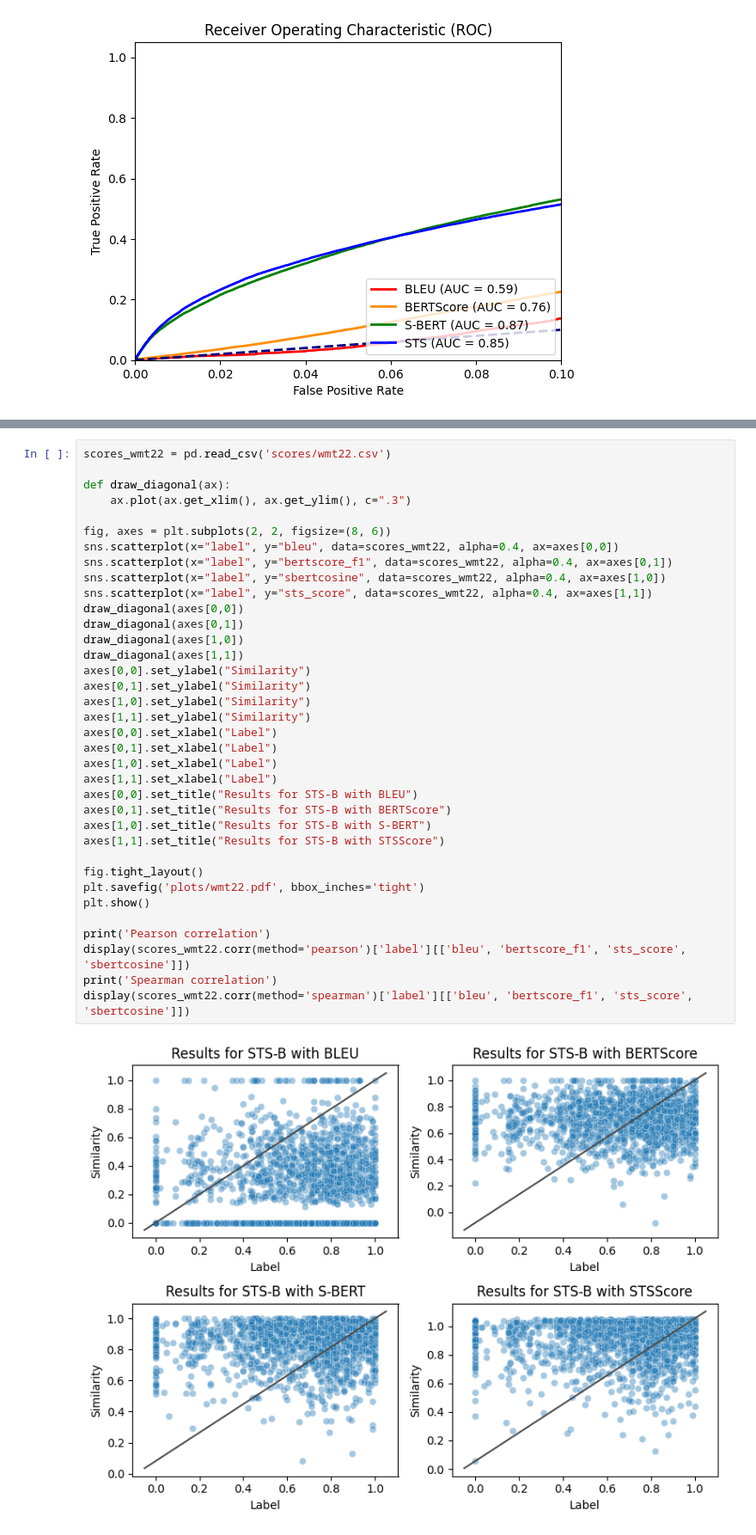
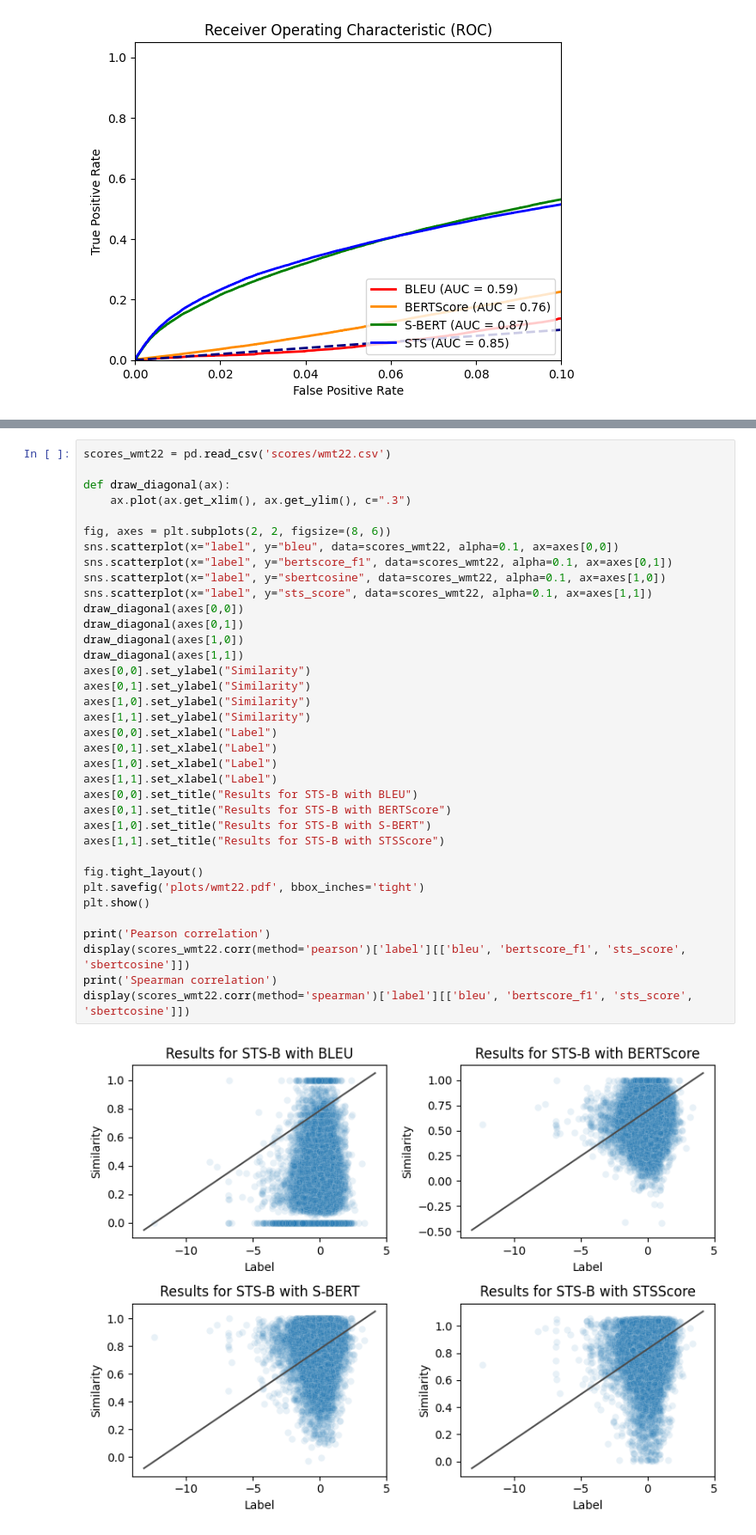
Before and after one commit to aieng-lab/stsscore, a Jupyter notebook: eval-semantic-similarity.ipynb, the cells around one changed output, grey strips where cells are left out. Shown: that part at 86% size. Cells and saved outputs as stored; diff of their text form.

Commit message:
update wmt22 data to include all langs

```diff
--- a/eval-semantic-similarity.ipynb
+++ b/eval-semantic-similarity.ipynb
@@ -410,36 +388,36 @@ scores_wmt22 = pd.read_csv('scores/wmt22.csv')
 def draw_diagonal(ax):
     ax.plot(ax.get_xlim(), ax.get_ylim(), c=".3")
 
 fig, axes = plt.subplots(2, 2, figsize=(8, 6))
-sns.scatterplot(x="label", y="bleu", data=scores_wmt22, alpha=0.4, ax=axes[0,0])
-sns.scatterplot(x="label", y="bertscore_f1", data=scores_wmt22, alpha=0.4, ax=axes[0,1])
-sns.scatterplot(x="label", y="sbertcosine", data=scores_wmt22, alpha=0.4, ax=axes[1,0])
-sns.scatterplot(x="label", y="sts_score", data=scores_wmt22, alpha=0.4, ax=axes[1,1])
+sns.scatterplot(x="label", y="bleu", data=scores_wmt22, alpha=0.1, ax=axes[0,0])
+sns.scatterplot(x="label", y="bertscore_f1", data=scores_wmt22, alpha=0.1, ax=axes[0,1])
+sns.scatterplot(x="label", y="sbertcosine", data=scores_wmt22, alpha=0.1, ax=axes[1,0])
+sns.scatterplot(x="label", y="sts_score", data=scores_wmt22, alpha=0.1, ax=axes[1,1])
 draw_diagonal(axes[0,0])
 draw_diagonal(axes[0,1])
 draw_diagonal(axes[1,0])
 draw_diagonal(axes[1,1])
 axes[0,0].set_ylabel("Similarity")
 axes[0,1].set_ylabel("Similarity")
 axes[1,0].set_ylabel("Similarity")
 axes[1,1].set_ylabel("Similarity")
 axes[0,0].set_xlabel("Label")
 axes[0,1].set_xlabel("Label")
 axes[1,0].set_xlabel("Label")
 axes[1,1].set_xlabel("Label")
 axes[0,0].set_title("Results for STS-B with BLEU")
 axes[0,1].set_title("Results for STS-B with BERTScore")
 axes[1,0].set_title("Results for STS-B with S-BERT")
 axes[1,1].set_title("Results for STS-B with STSScore")
 
 fig.tight_layout()
 plt.savefig('plots/wmt22.pdf', bbox_inches='tight')
 plt.show()
 
 print('Pearson correlation')
 display(scores_wmt22.corr(method='pearson')['label'][['bleu', 'bertscore_f1', 'sts_score', 'sbertcosine']])
 print('Spearman correlation')
 display(scores_wmt22.corr(method='spearman')['label'][['bleu', 'bertscore_f1', 'sts_score', 'sbertcosine']])
 # %% [output]
-[figure, old version]
+[figure, new version]
 Pearson correlation
```
Also changed, not shown: parts of 5 cells of this notebook, 1 other file.
